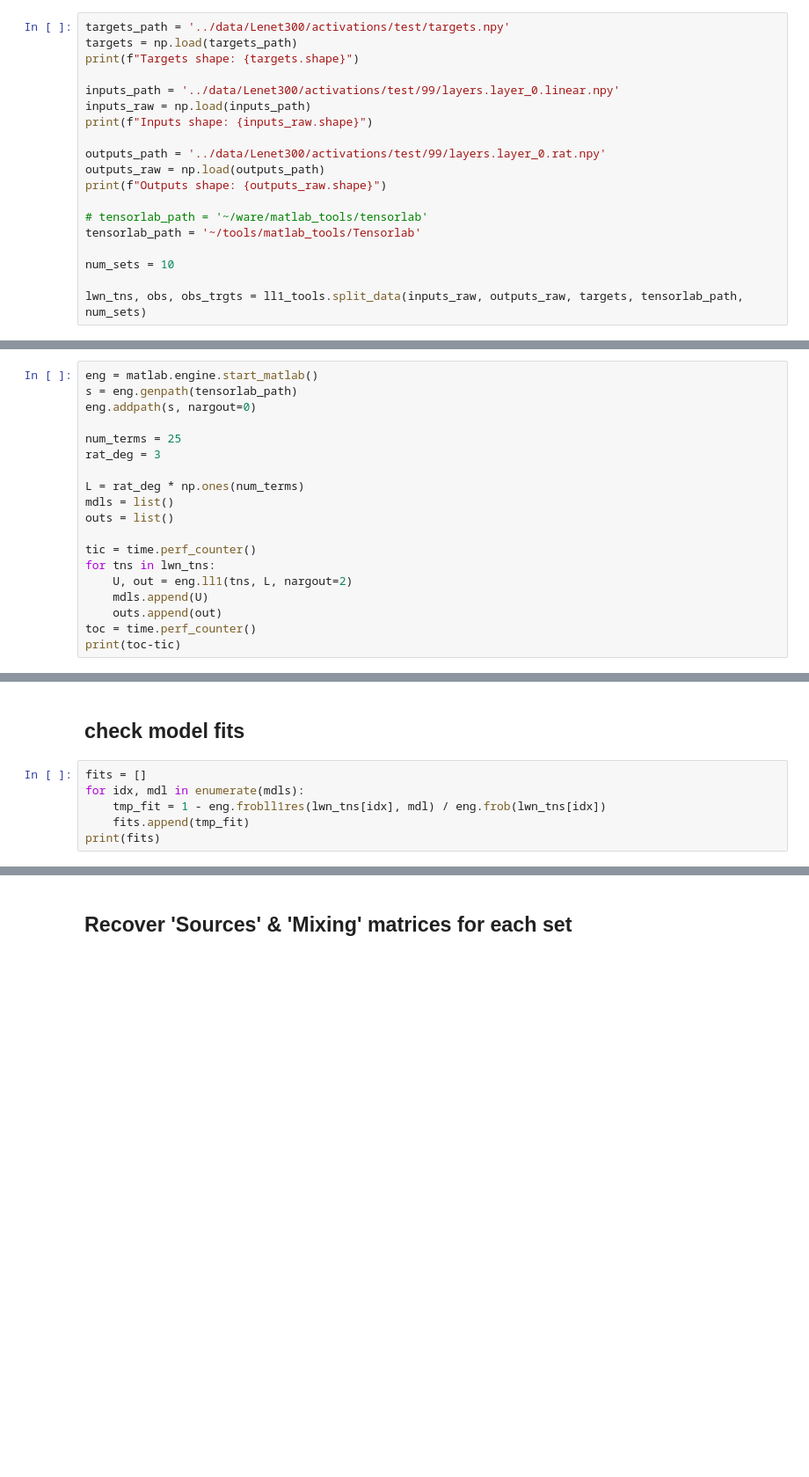
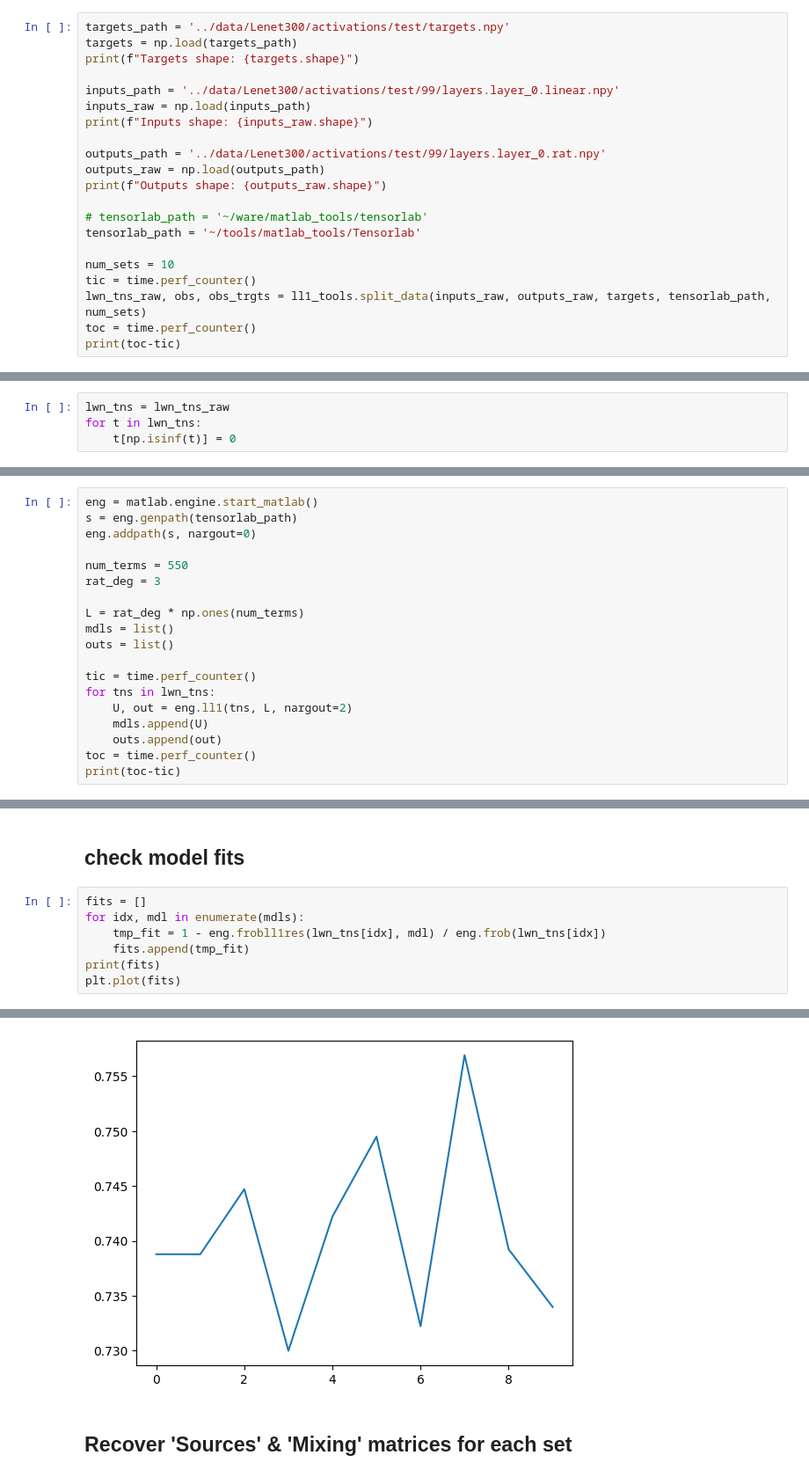
Before and after one commit to matthewmerris/TensorizedRatNets, a Jupyter notebook: notebooks/L300_baseline.ipynb, the cells around one changed output, grey strips where cells are left out. Shown: that part at 88% size. Cells and saved outputs as stored; diff of their text form; blank space fills up the shorter version.

```diff
--- a/notebooks/L300_baseline.ipynb
+++ b/notebooks/L300_baseline.ipynb
@@ -34,8 +34,10 @@ print(f"Outputs shape: {outputs_raw.shape}")
 tensorlab_path = '~/tools/matlab_tools/Tensorlab'
 
 num_sets = 10
-
-lwn_tns, obs, obs_trgts = ll1_tools.split_data(inputs_raw, outputs_raw, targets, tensorlab_path, num_sets)
+tic = time.perf_counter()
+lwn_tns_raw, obs, obs_trgts = ll1_tools.split_data(inputs_raw, outputs_raw, targets, tensorlab_path, num_sets)
+toc = time.perf_counter()
+print(toc-tic)
 # %% [output]
 Targets shape: (9984,)
 Inputs shape: (39, 256, 300)
@@ -43,3 +49,7 @@ Outputs shape: (39, 256, 300)
+# %%
+lwn_tns = lwn_tns_raw
+for t in lwn_tns:
+    t[np.isinf(t)] = 0
 # %% [markdown]
 ## perform decompositions for all lwn_tns
 # %%
@@ -47,7 +57,7 @@ eng = matlab.engine.start_matlab()
 s = eng.genpath(tensorlab_path)
 eng.addpath(s, nargout=0)
 
-num_terms = 25
+num_terms = 550
 rat_deg = 3
 
 L = rat_deg * np.ones(num_terms)
@@ -69,3 +81,5 @@ for idx, mdl in enumerate(mdls):
     tmp_fit = 1 - eng.frobll1res(lwn_tns[idx], mdl) / eng.frob(lwn_tns[idx])
     fits.append(tmp_fit)
 print(fits)
+plt.plot(fits)
+# %% [output]
@@ -72,3 +88,4 @@ print(fits)
+[figure, added]
 # %% [markdown]
 ## Recover 'Sources' & 'Mixing' matrices for each set
 # %%
```
Also changed, not shown: parts of 13 cells of this notebook.
